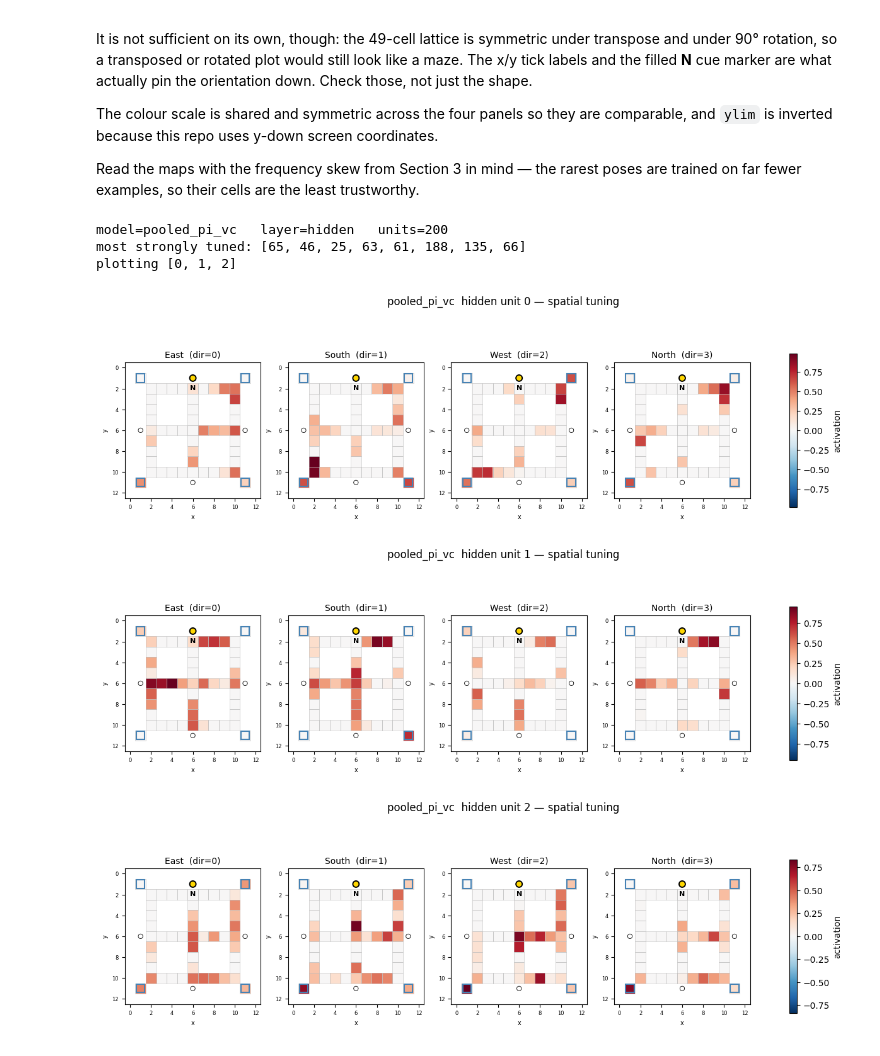
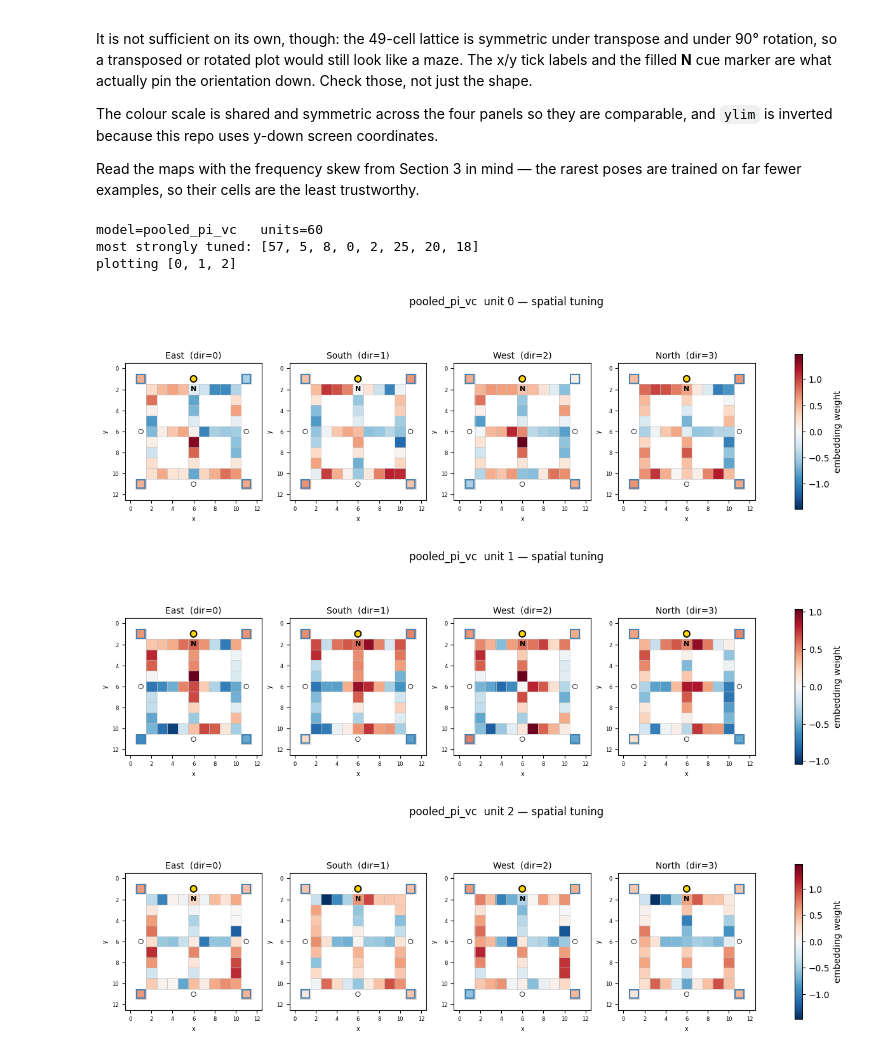
Before and after one commit to ryangrg/corner-maze-rl, a Jupyter notebook: notebooks/cosmos_pose2vec.ipynb, the cells around one changed output. Drawn from its saved outputs; the diff is of its cells as text; code cells hidden in the pictures.

```diff
--- a/notebooks/cosmos_pose2vec.ipynb
+++ b/notebooks/cosmos_pose2vec.ipynb
@@ -716,7 +670,7 @@ def train_one(centres, contexts, label: str, seed: int = SEED):
     torch.manual_seed(seed)
     np.random.seed(seed)
 
-    model = Pose2Vec(VOCAB_SIZE, ENCODER_DIM, HIDDEN_UNITS).to(DEVICE)
+    model = Pose2Vec(VOCAB_SIZE, HIDDEN_UNITS).to(DEVICE)
     opt   = torch.optim.Adam(model.parameters(), lr=LEARNING_RATE)
     lossf = nn.CrossEntropyLoss()
 
@@ -752,8 +706,7 @@ for _label, _h in HISTORIES.items():
     ax.plot(range(1, len(_h) + 1), _h, label=_label, lw=1.6)
 ax.set_xlabel('epoch'); ax.set_ylabel('cross-entropy')
 ax.set_title(f'pose2vec training  (radius {WINDOW_RADIUS}, '
-             f'{"causal" if CAUSAL else "acausal"}, '
-             f'embed {ENCODER_DIM} -> hidden {HIDDEN_UNITS})')
+             f'{"causal" if CAUSAL else "acausal"}, {HIDDEN_UNITS}D)')
 ax.grid(alpha=0.3)
 if len(HISTORIES) <= 6:
     ax.legend(fontsize=8)
@@ -917,16 +864,10 @@ from corner_maze_rl.env.constants import WELL_LOCATIONS, CUE_LOCATIONS
 _LABEL0 = next(iter(MODELS))
 _MODEL0 = MODELS[_LABEL0]
 
-# ── Which layer, and which units, to render ───────────────────────────
-# Plot-only knobs, so they live here rather than in the config cell: edit and re-run just
-# this cell to browse — no retraining needed (training is ~all of the runtime).
-#
-#   PLOT_LAYER = 'hidden'   the hidden layer's activations per pose — THE representation,
-#                           and what gets exported. HIDDEN_UNITS neurons.
-#   PLOT_LAYER = 'encoder'  the embedding bottleneck feeding it. ENCODER_DIM dimensions.
-PLOT_LAYER = 'hidden'
-
-_W0     = _MODEL0.hidden_activations() if PLOT_LAYER == 'hidden' else _MODEL0.embeddings
+# ── Which units to render ─────────────────────────────────────────────
+# Plot-only knob, so it lives here rather than in the config cell: edit and re-run just this
+# cell to browse different units — no retraining needed (training is ~all of the runtime).
+_W0     = _MODEL0.pose_representations()   # (196, HIDDEN_UNITS) — the embedding
 N_UNITS = _W0.shape[1]
 
 # Units ranked by how strongly they differentiate poses (std of their column).
@@ -986,45 +927,43 @@ def neuron_maps(W: np.ndarray, unit: int) -> np.ndarray:
     return maps
 
 
-def plot_neuron(W: np.ndarray, unit: int, label: str = '', layer: str = 'encoder'):
-    neuron = unit
+def plot_neuron(W: np.ndarray, unit: int, label: str = ''):
     maps = neuron_maps(W, unit)
     vmax = float(np.nanmax(np.abs(maps)))
     vmax = vmax if vmax > 0 else 1.0
 
     fig, axes = plt.subplots(1, N_DIR, figsize=(4 * N_DIR, 4.4))
     for d, ax in enumerate(axes):
         im = ax.imshow(maps[d], cmap='RdBu_r', vmin=-vmax, vmax=vmax,
                        interpolation='nearest', origin='upper')
         _draw_maze_skeleton(ax)
         ax.set_title(f'{DIR_NAMES[d]}  (dir={d})', fontsize=10)
-    fig.suptitle(f'{label}  {layer} unit {unit} — spatial tuning'.strip(), fontsize=12)
-    fig.colorbar(im, ax=axes, shrink=0.72,
-                 label='activation' if layer == 'hidden' else 'embedding weight')
+    fig.suptitle(f'{label}  unit {unit} — spatial tuning'.strip(), fontsize=12)
+    fig.colorbar(im, ax=axes, shrink=0.72, label='embedding weight')
     plt.show()
 
 
-print(f'model={_LABEL0}   layer={PLOT_LAYER}   units={N_UNITS}')
+print(f'model={_LABEL0}   units={N_UNITS}')
 print(f'most strongly tuned: {MOST_TUNED[:8]}')
 
 # Out-of-range requests are clamped rather than fatal — a narrow layer should not abort the
 # whole cell just because the default asked for three units.
 _valid   = [n for n in NEURONS_TO_PLOT if 0 <= n < N_UNITS]
 _skipped = [n for n in NEURONS_TO_PLOT if n not in _valid]
 if _skipped:
-    print(f'  [warn] skipping {_skipped}: the {PLOT_LAYER} layer has {N_UNITS} unit(s), '
+    print(f'  [warn] skipping {_skipped}: only {N_UNITS} unit(s), '
           f'so valid indices are 0..{N_UNITS - 1}')
 if not _valid:
     _valid = [0]
     print('  nothing valid requested — falling back to unit 0')
 
 print(f'plotting {_valid}')
 for _n in _valid:
-    plot_neuron(_W0, _n, label=_LABEL0, layer=PLOT_LAYER)
+    plot_neuron(_W0, _n, label=_LABEL0)
 # %% [output]
-model=pooled_pi_vc   layer=hidden   units=200
-most strongly tuned: [65, 46, 25, 63, 61, 188, 135, 66]
+model=pooled_pi_vc   units=60
+most strongly tuned: [57, 5, 8, 0, 2, 25, 20, 18]
 plotting [0, 1, 2]
-[figure, old version]
+[figure, new version]
-[figure, old version]
+[figure, new version]
-[figure, old version]
+[figure, new version]
```
Also changed, not shown: parts of 9 cells of this notebook, 3 other files.
